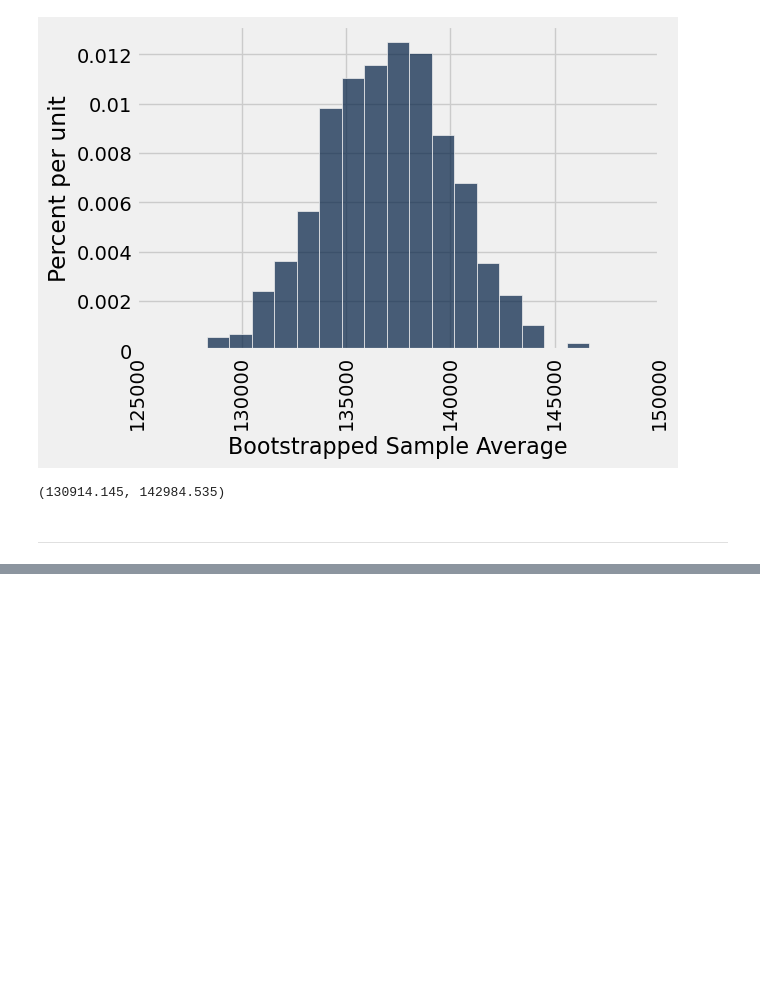
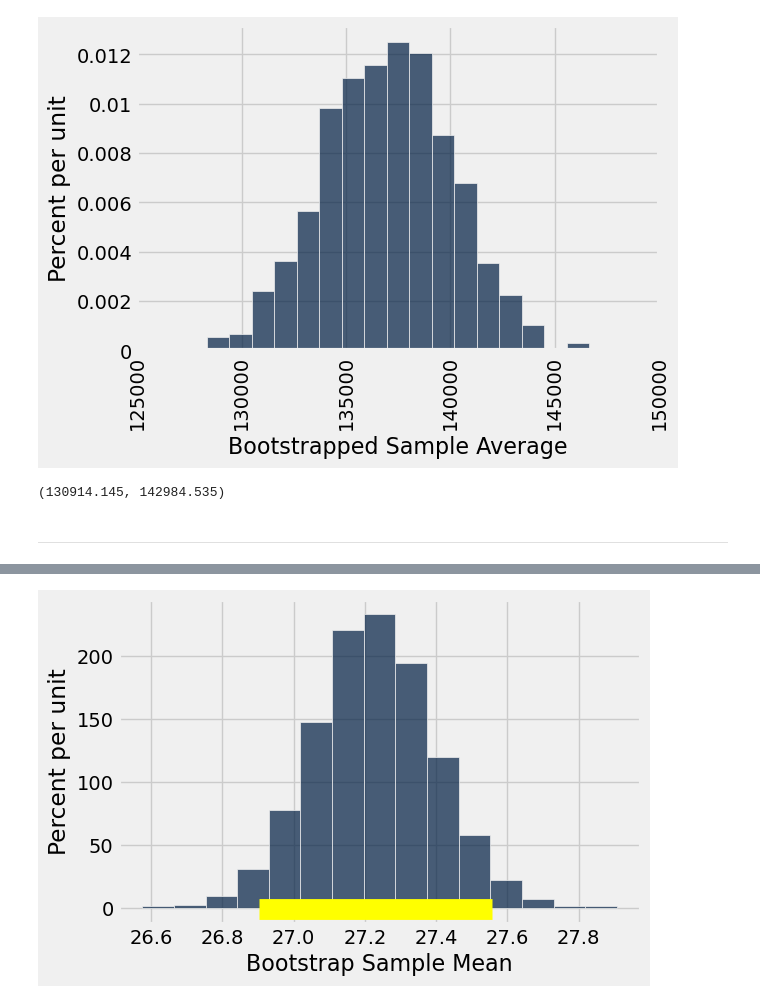
Before and after one commit to lawtonsclass/f25-code-from-class, a Jupyter notebook: data8/ch13.ipynb, the cells around one changed output, grey strips where cells are left out. Cells and saved outputs as stored; diff of their text form; code cells hidden in the pictures; blank space fills up the shorter version.

```diff
--- a/data8/ch13.ipynb
+++ b/data8/ch13.ipynb
@@ -268,0 +300,4 @@ percentile(2.5, bootstrapped_sample_averages), percentile(97.5, bootstrapped_sam
+# %%
+def one_bootstrap_mean():
+    resample = births.sample()
+    return np.average(resample.column('Maternal Age'))
@@ -268,0 +308,6 @@ percentile(2.5, bootstrapped_sample_averages), percentile(97.5, bootstrapped_sam
+# %%
+# Generate means from 5000 bootstrap samples
+num_repetitions = 5000
+bstrap_means = make_array()
+for i in np.arange(num_repetitions):
+    bstrap_means = np.append(bstrap_means, one_bootstrap_mean())
@@ -268,0 +322,8 @@ percentile(2.5, bootstrapped_sample_averages), percentile(97.5, bootstrapped_sam
+# %%
+resampled_means = Table().with_column(
+    'Bootstrap Sample Mean', bstrap_means
+)
+resampled_means.hist(bins=15)
+plt.plot([left, right], [-.01, -.01], color='yellow', lw=15);
+# %% [output]
+[figure, added]
```
Also changed, not shown: parts of 39 cells of this notebook.
